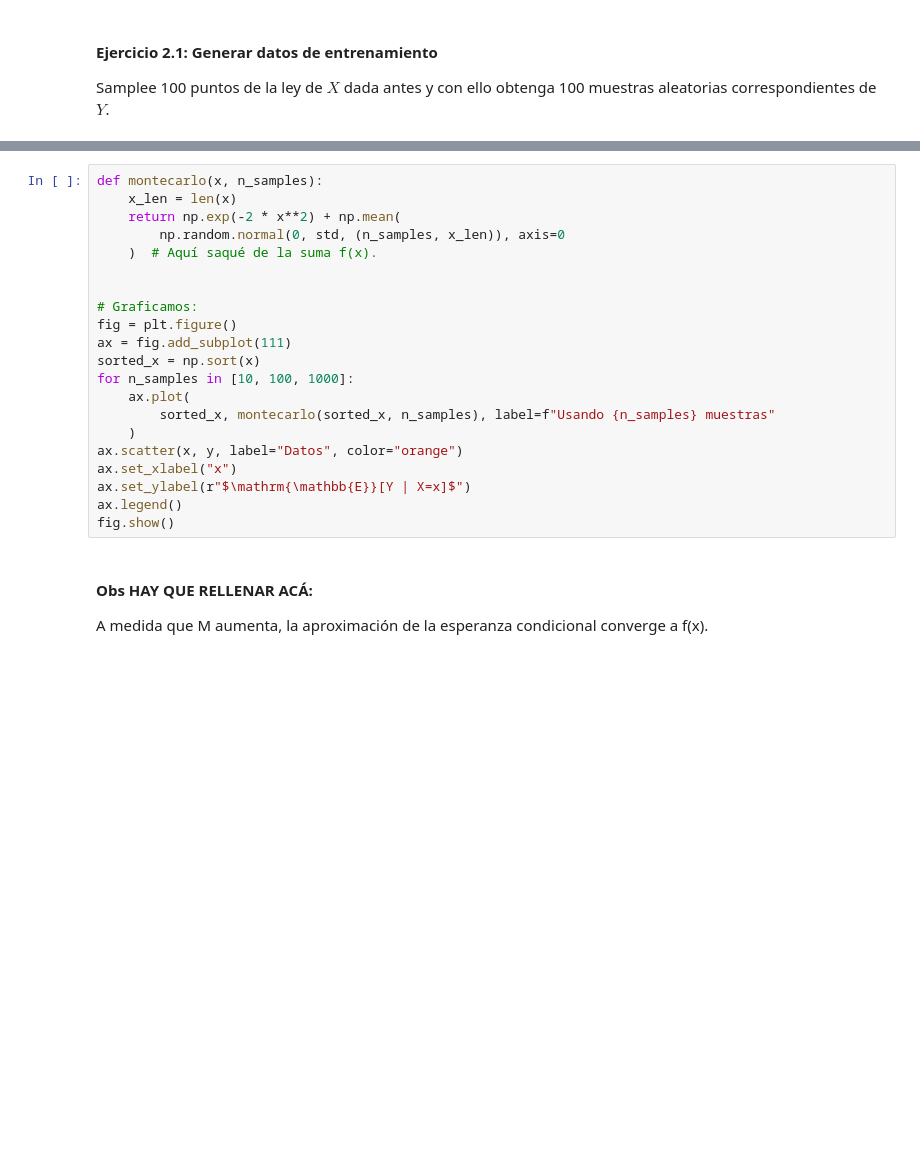
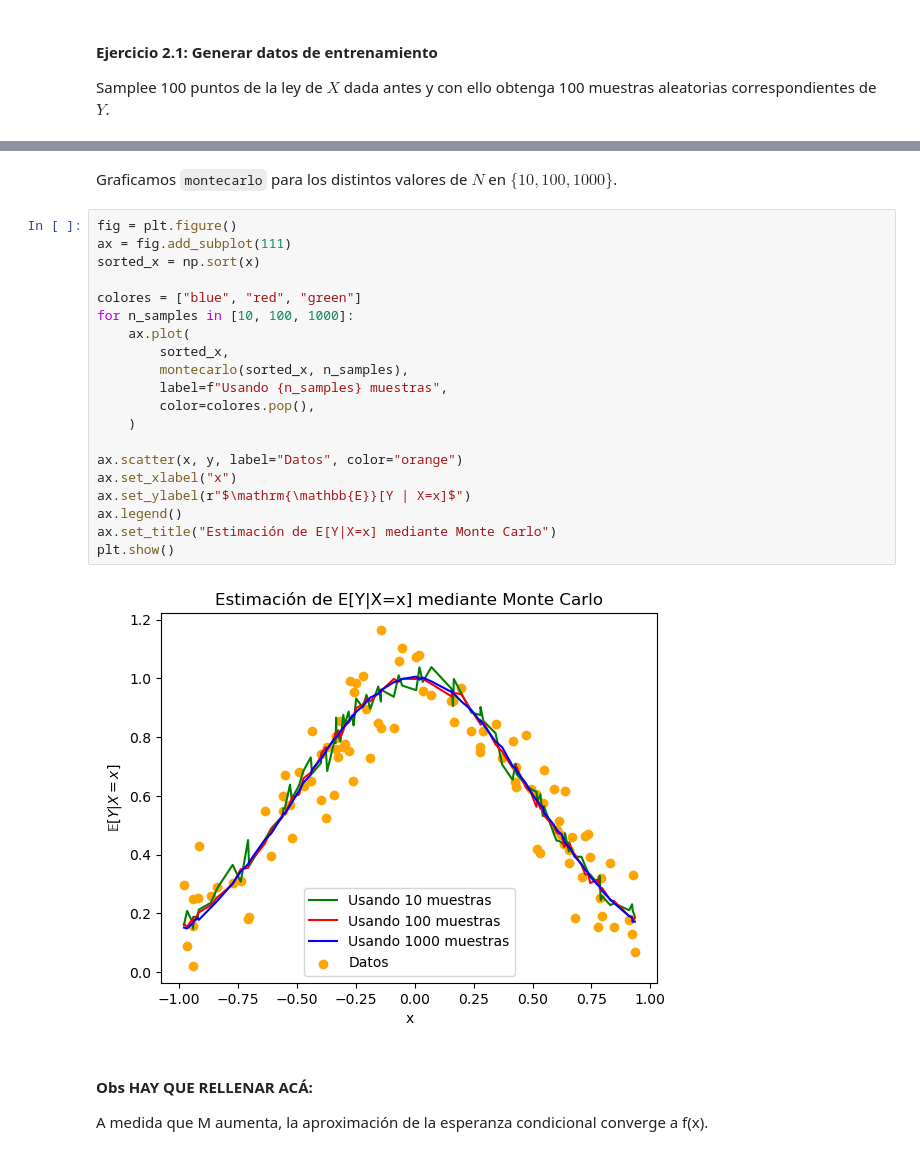
Before and after one commit to Sebastijo/Topicos-Matematicos-en-ML-y-DL, a Jupyter notebook: Tarea 2 - DeepONets/submission/Enunciado_Tarea_2.ipynb, the cells around one changed output, grey strips where cells are left out. Saved outputs shown, nothing was run; the diff lists cells and outputs as text; blank space fills up the shorter version.

```diff
--- a/Tarea 2 - DeepONets/submission/Enunciado_Tarea_2.ipynb
+++ b/Tarea 2 - DeepONets/submission/Enunciado_Tarea_2.ipynb
@@ -664,24 +717,27 @@ Donde los $w_j$ vienen sampleados desde una $\text{batch\_size}(0, 0.1^2)$. Real
+# %% [markdown]
+Graficamos `montecarlo` para los distintos valores de $N$ en $\{10,100,1000\}$.
 # %%
-def montecarlo(x, n_samples):
-    x_len = len(x)
-    return np.exp(-2 * x**2) + np.mean(
-        np.random.normal(0, std, (n_samples, x_len)), axis=0
-    )  # Aquí saqué de la suma f(x).
-
-
-# Graficamos:
 fig = plt.figure()
 ax = fig.add_subplot(111)
 sorted_x = np.sort(x)
+
+colores = ["blue", "red", "green"]
 for n_samples in [10, 100, 1000]:
     ax.plot(
-        sorted_x, montecarlo(sorted_x, n_samples), label=f"Usando {n_samples} muestras"
+        sorted_x,
+        montecarlo(sorted_x, n_samples),
+        label=f"Usando {n_samples} muestras",
+        color=colores.pop(),
     )
+
 ax.scatter(x, y, label="Datos", color="orange")
 ax.set_xlabel("x")
 ax.set_ylabel(r"$\mathrm{\mathbb{E}}[Y | X=x]$")
 ax.legend()
-fig.show()
+ax.set_title("Estimación de E[Y|X=x] mediante Monte Carlo")
+plt.show()
+# %% [output]
+[figure, added]
 # %% [markdown]
 #### Obs HAY QUE RELLENAR ACÁ:
 A medida que M aumenta, la aproximación de la esperanza condicional converge a f(x).
```
Also changed, not shown: parts of 26 cells of this notebook.
